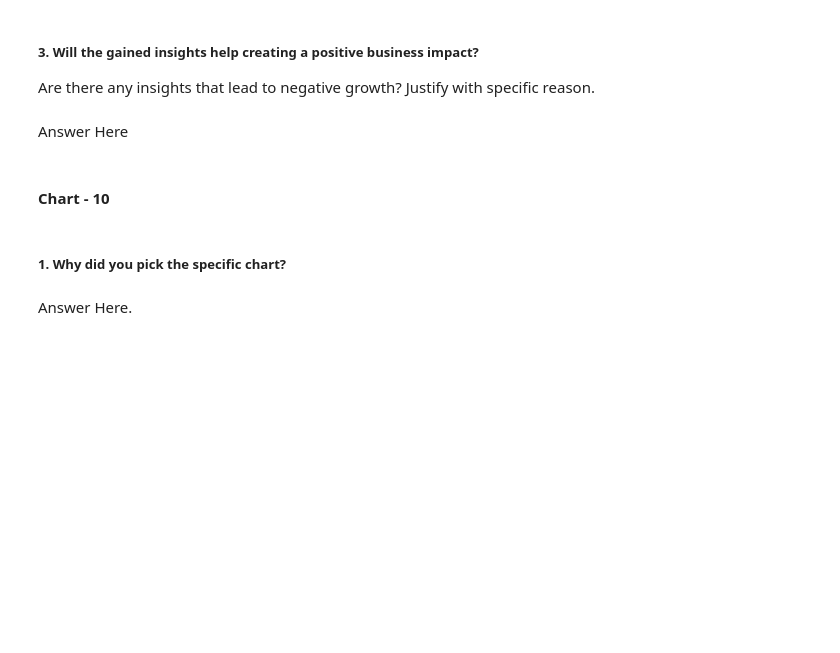
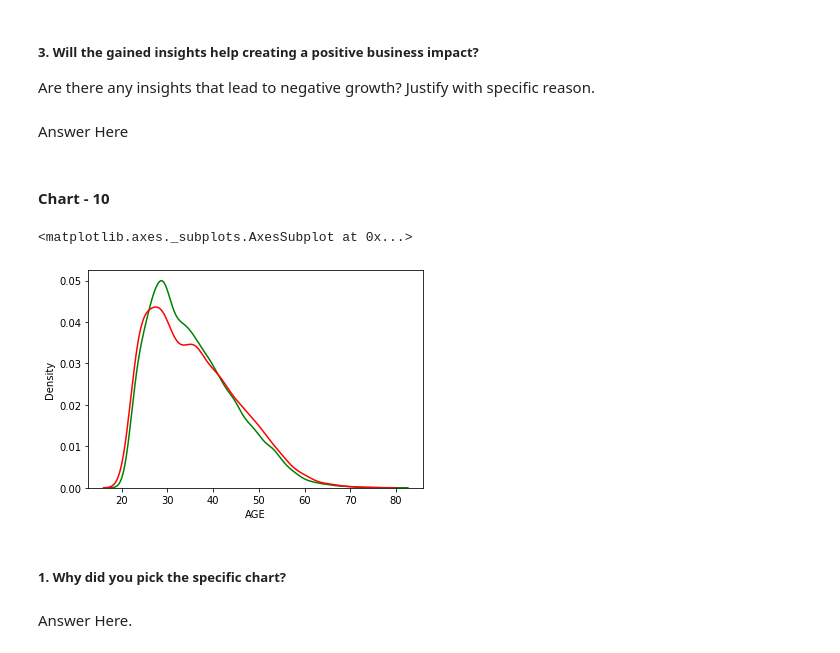
Before and after one commit to SaniyaBubere/Credit-Card-Default-Prediction, a Jupyter notebook: Credit_Card_Default_Prediction.ipynb, the cells around one changed output. Cells and saved outputs as stored; diff of their text form; code cells hidden in the pictures; blank space fills up the shorter version.

```diff
--- a/Credit_Card_Default_Prediction.ipynb
+++ b/Credit_Card_Default_Prediction.ipynb
@@ -694,3 +692,10 @@ Answer Here
+# %%
+# Chart - 10 visualization code
+sns.distplot(df[df["default"]==0]["AGE"],hist=False,color='green')
+sns.distplot(df[df['default']==1]["AGE"],hist=False,color='red')
+# %% [output]
+<matplotlib.axes._subplots.AxesSubplot at 0x...>
+[figure, added]
 # %% [markdown]
 ##### 1. Why did you pick the specific chart?
 # %% [markdown]
```
Also changed, not shown: parts of 31 cells of this notebook.
